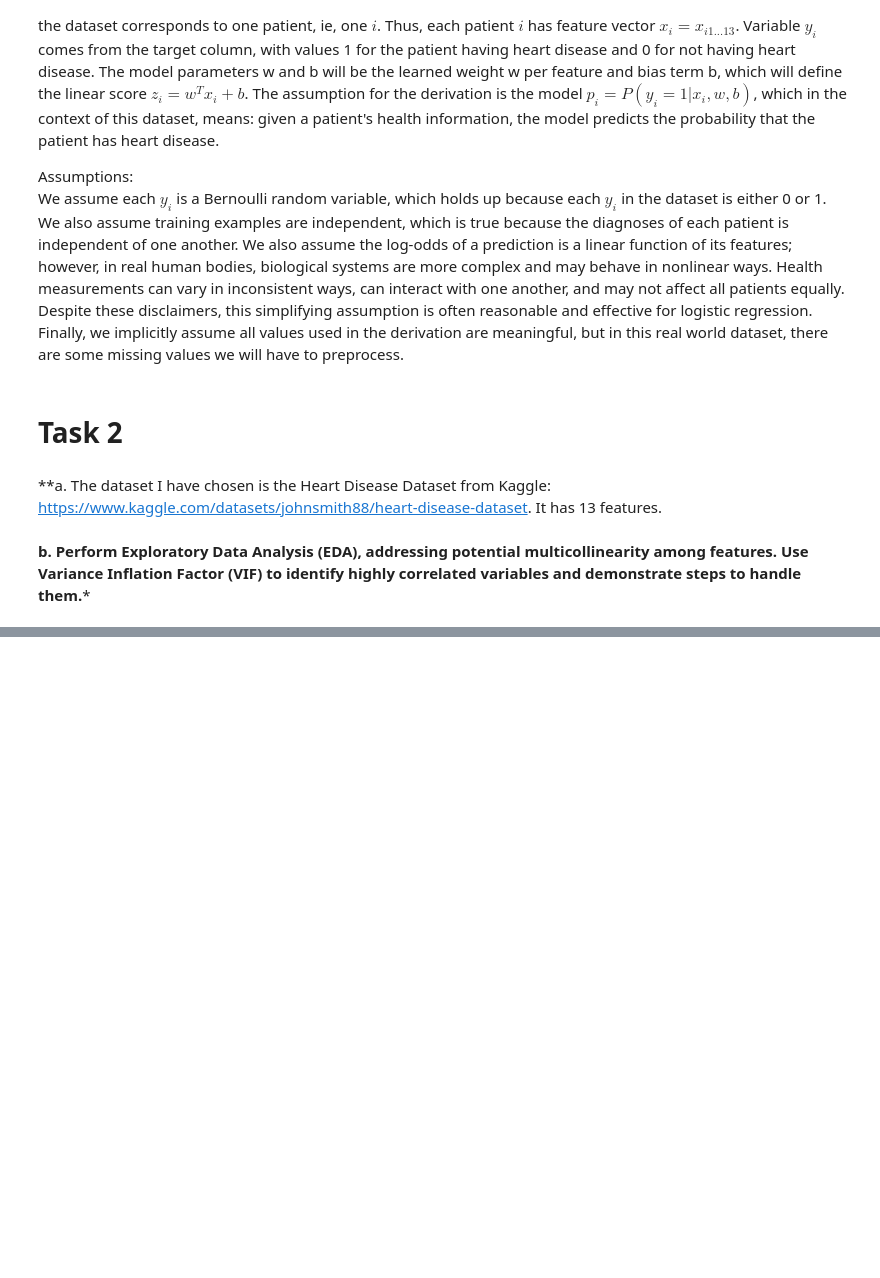
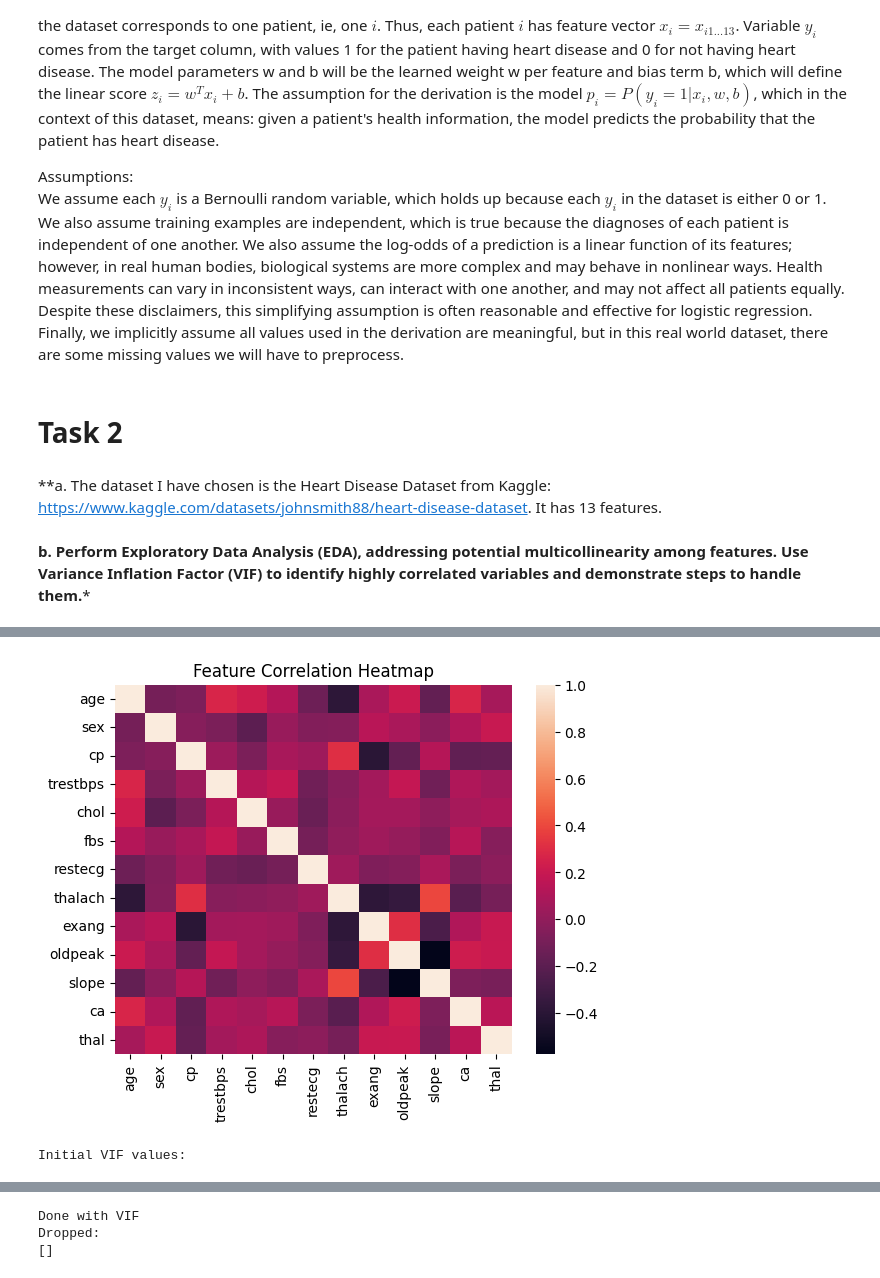
Before and after one commit to hzmann/ProjsInAIS26, a Jupyter notebook: Proj_in_ai_hw1.ipynb, the cells around one changed output, grey strips where cells are left out. Drawn from its saved outputs; the diff is of its cells as text; code cells hidden in the pictures; blank space fills up the shorter version.

```diff
--- a/Proj_in_ai_hw1.ipynb
+++ b/Proj_in_ai_hw1.ipynb
@@ -112,0 +99,68 @@ FileNotFoundError: [Errno 2] No such file or directory: 'C:\\ProjAI\\heart.csv'
+# %%
+import pandas as pd
+import numpy as np
+import matplotlib.pyplot as plt
+import seaborn as sns
+from statsmodels.stats.outliers_influence import variance_inflation_factor
+from statsmodels.tools.tools import add_constant
+
+# load dataset
+df = pd.read_csv("ProjsInAIS26/heart.csv")
+
+# create features vectors vector, drop true values col
+X = df.drop(columns=["target"])
+
+# create true labels vector
+y = df["target"]
+
+plt.figure()
+# plot correlation heatmap with correlation matrix of X
+sns.heatmap(X.corr())
+plt.title("Feature Correlation Heatmap")
+plt.show()
+
+# VIF: measures how much a feature can be explained by the other features
+X_w_const = add_constant(X) # add constant column to features to mirror log regression model
+# take one feature at a time, try to predict it using all other features, measure its redundancy:
+vif_data = pd.DataFrame()
+vif_data["feature"] = X_w_const.columns # fill table with list of columns, including constant, we're computing VIF for
+# for each column i, compute its VIF and collect results in
+vif_data["VIF"] = [variance_inflation_factor(X_w_const.values, i) for i in range(X_w_const.shape[1])]
+
+print("\nInitial VIF values:")
+display(vif_data.sort_values("VIF", ascending=False))
+# deciding to use 5 as the cutoff score
+cutoff = 5.0
+"""
+we will look at the highest VIF feature excluding 'const', drop one feature at a time with VIF > cutoff,
+recompute VIF, and repeat until no score is above cutoff
+"""
+dropped = [] # to store features we drop
+while True:
+  # recompute VIF each time using updated feature set
+  X_w_const = add_constant(X)
+  vif_data["feature"] = X_w_const.columns
+  vif_data["VIF"] = [variance_inflation_factor(X_w_const.values, i) for i in range(X_w_const.shape[1])]
+
+  # get VIF scores, ignoring const row
+  vif_no_const = vif_data[vif_data["feature"] != "const"].sort_values("VIF", ascending = False)
+
+  # get feature with highest VIF
+  highest_feature = vif_no_const.iloc[0]["feature"]
+  highest_vif = vif_no_const.iloc[0]["VIF"]
+
+  # if the highest VIF does not superpass the cutoff, we are done
+  if highest_vif <= cutoff:
+    break
+
+  # otherwise, add that feature to dropped list and drop it
+  print(f"Dropping '{highest_feature}' with score {highest_vif:.2f}")
+  dropped.append((highest_feature, float(highest_vif)))
+  X = X.drop(columns=[highest_feature])
+
+print("\nDone with VIF")
+print("Dropped:")
+print(dropped)
+# %% [output]
+[figure, added]
+Initial VIF values:
@@ -112,0 +182,3 @@ FileNotFoundError: [Errno 2] No such file or directory: 'C:\\ProjAI\\heart.csv'
+Done with VIF
+Dropped:
+[]
```
Also changed, not shown: parts of 19 cells of this notebook.
